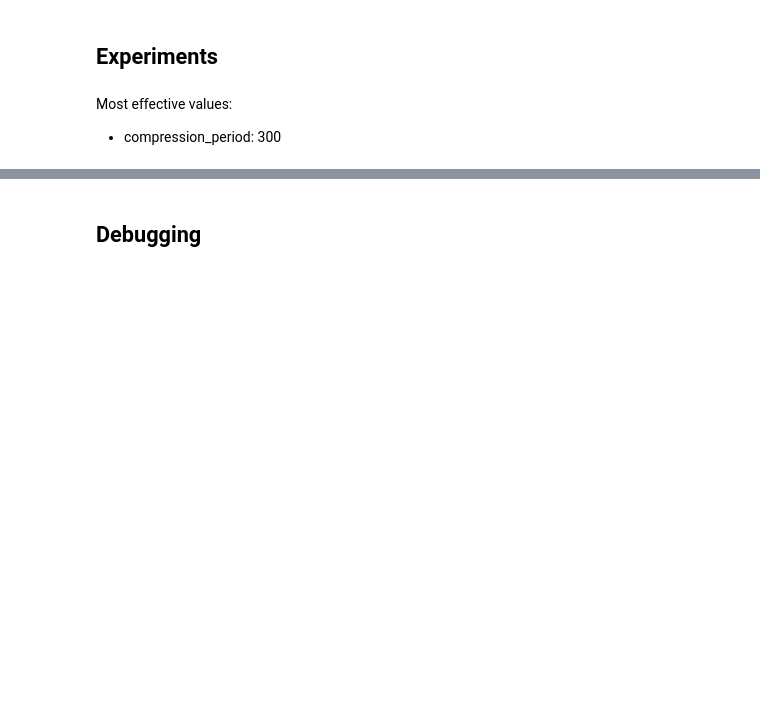
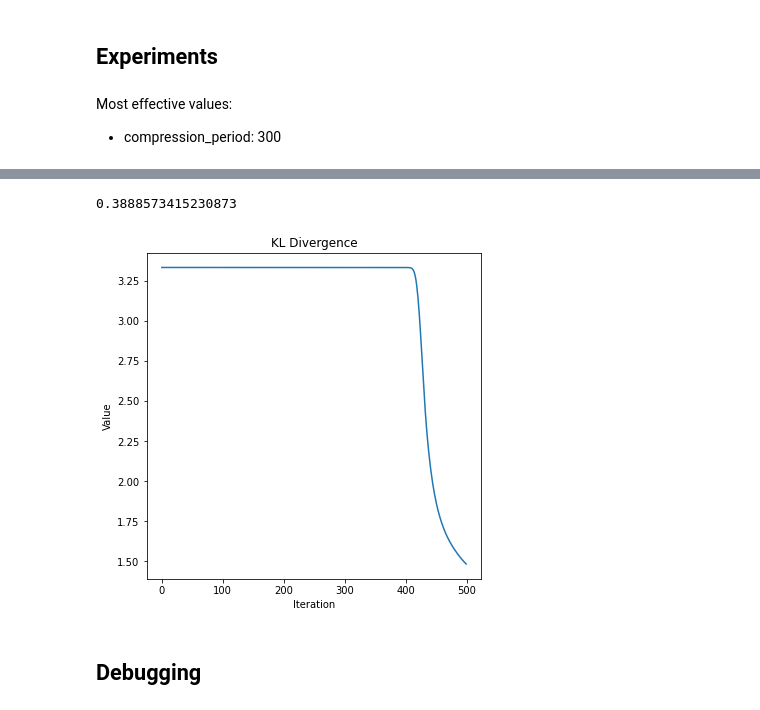
Before and after one commit to just1ce415/MMML_project, a Jupyter notebook: tsne_demo.ipynb, the cells around one changed output, grey strips where cells are left out. Drawn from its saved outputs; the diff is of its cells as text; code cells hidden in the pictures; blank space fills up the shorter version.

```diff
--- a/tsne_demo.ipynb
+++ b/tsne_demo.ipynb
@@ -147,3 +182,11 @@ Max difference between Y_1 and Y_2: 0.06500591536724354
+# %%
+get_src(X_numpy[landmarks_idx], Y)
+# %% [output]
+0.3888573415230873
+# %%
+tsne.plot_metrics()
+# %% [output]
+[figure, added]
 # %% [markdown]
 ## Debugging
 # %%
```
Also changed, not shown: parts of 8 cells of this notebook.
